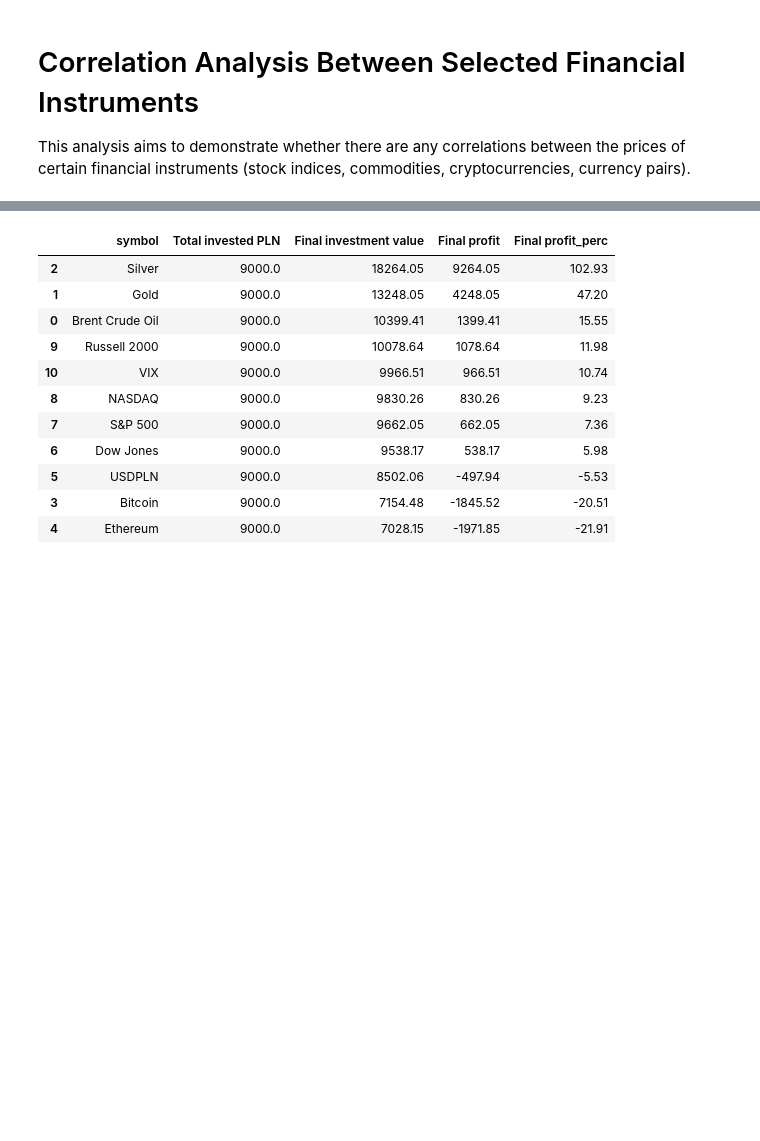
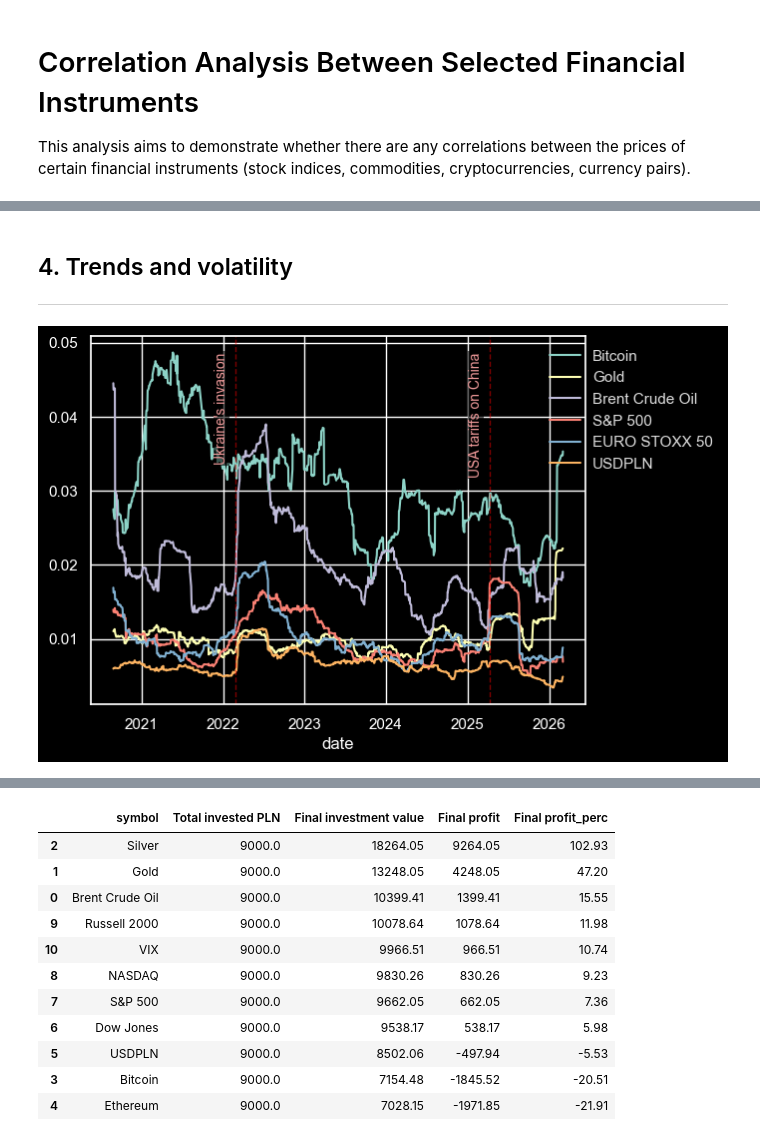
Before and after one commit to pawel-szulik/financial-market-analysis, a Jupyter notebook: notebooks/analysis.ipynb, the cells around one changed output, grey strips where cells are left out. Drawn from its saved outputs; the diff is of its cells as text; code cells hidden in the pictures; blank space fills up the shorter version.

```diff
--- a/notebooks/analysis.ipynb
+++ b/notebooks/analysis.ipynb
@@ -34,0 +134,7 @@ sma_change_plot(x.close_prices, symbols_list)
+# %% [markdown]
+## 4. Trends and volatility
+---
+# %%
+pl.rolling_volatility_plot(returns_sel, window=60)
+# %% [output]
+[figure, added]
```
Also changed, not shown: parts of 20 cells of this notebook, 1 other file.
